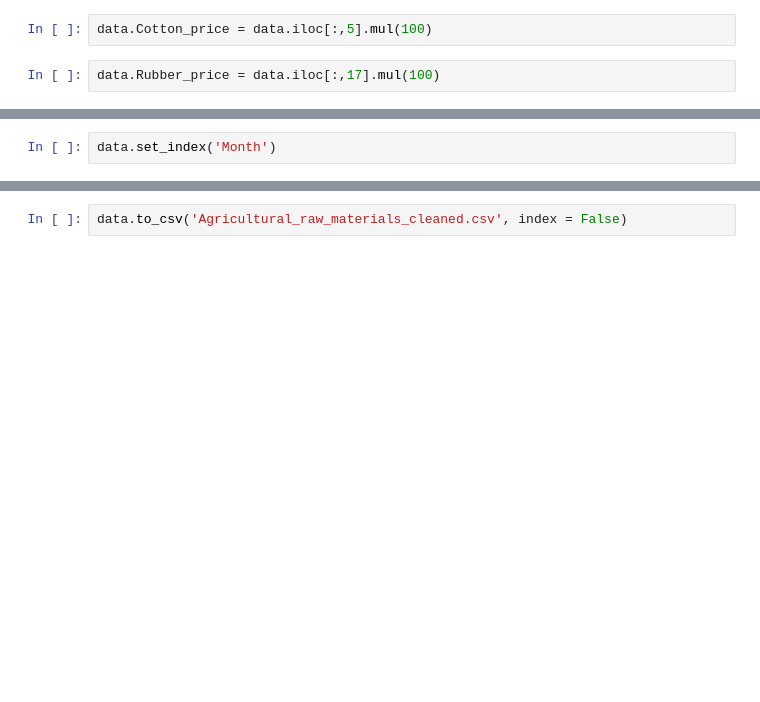
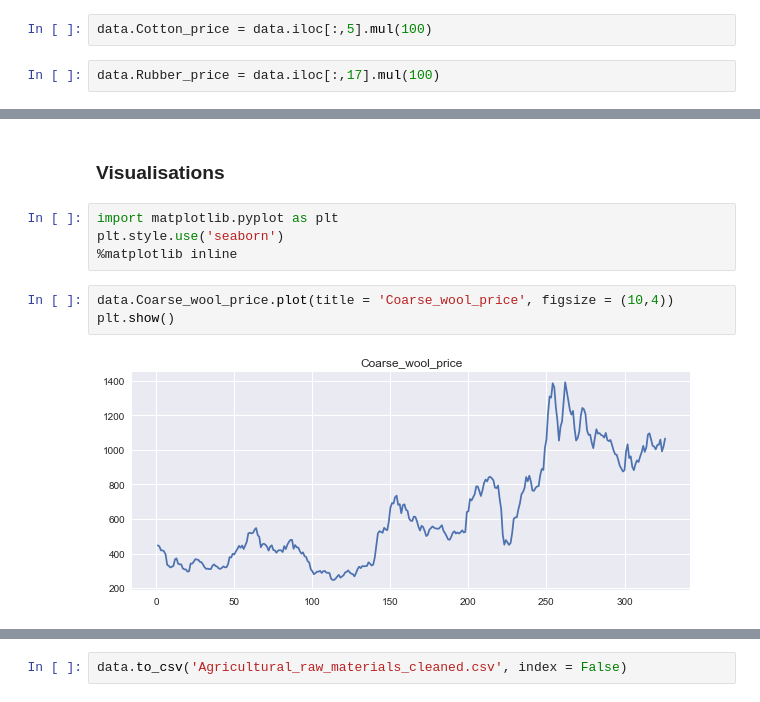
Before and after one commit to andyias/DataCleaning-Projects, a Jupyter notebook: Agricultural_raw_mat.ipynb, the cells around one changed output, grey strips where cells are left out. Cells and saved outputs as stored; diff of their text form; blank space fills up the shorter version.

```diff
--- a/Agricultural_raw_mat.ipynb
+++ b/Agricultural_raw_mat.ipynb
@@ -230,2 +222,0 @@ data.describe()
-# %%
-data.set_index('Month')
@@ -246,0 +237,11 @@ data.set_index('Month')
+# %% [markdown]
+### Visualisations
+# %%
+import matplotlib.pyplot as plt
+plt.style.use('seaborn')
+%matplotlib inline
+# %%
+data.Coarse_wool_price.plot(title = 'Coarse_wool_price', figsize = (10,4))
+plt.show()
+# %% [output]
+[figure, added]
```
Also changed, not shown: parts of 41 cells of this notebook, 3 other files.
